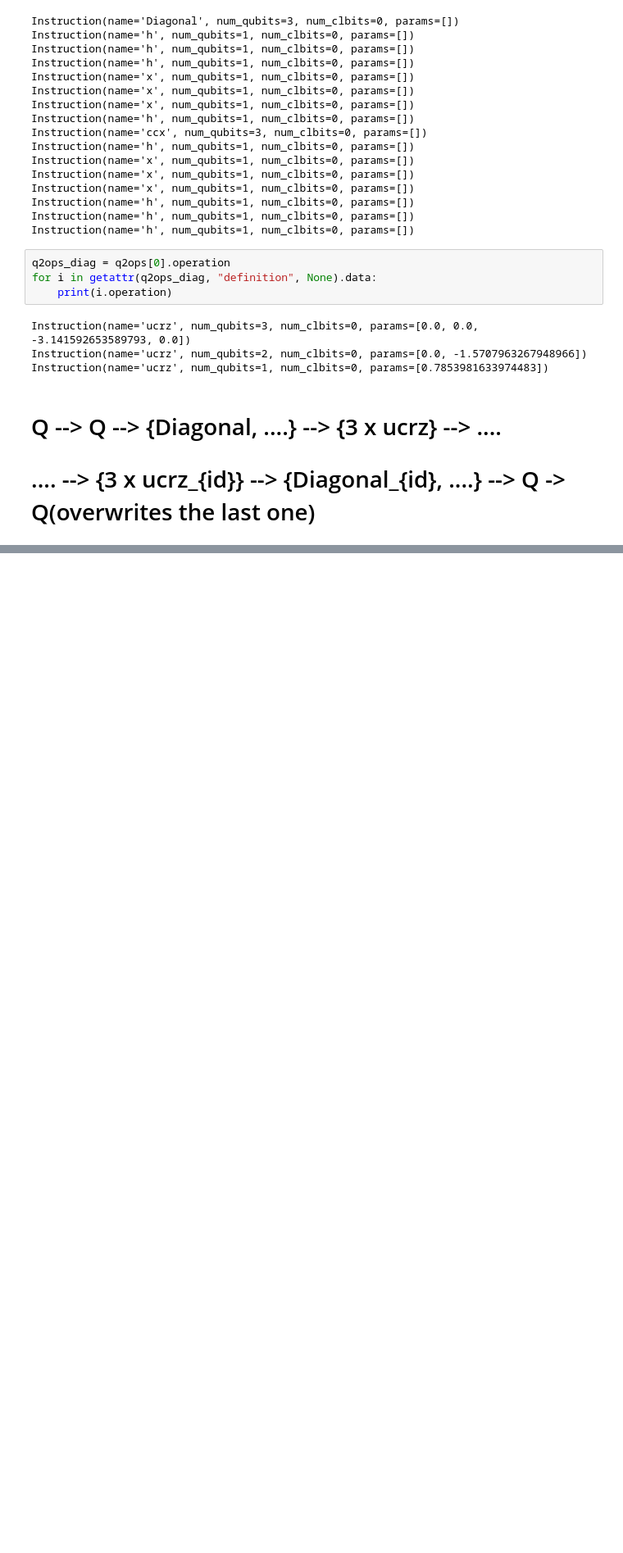
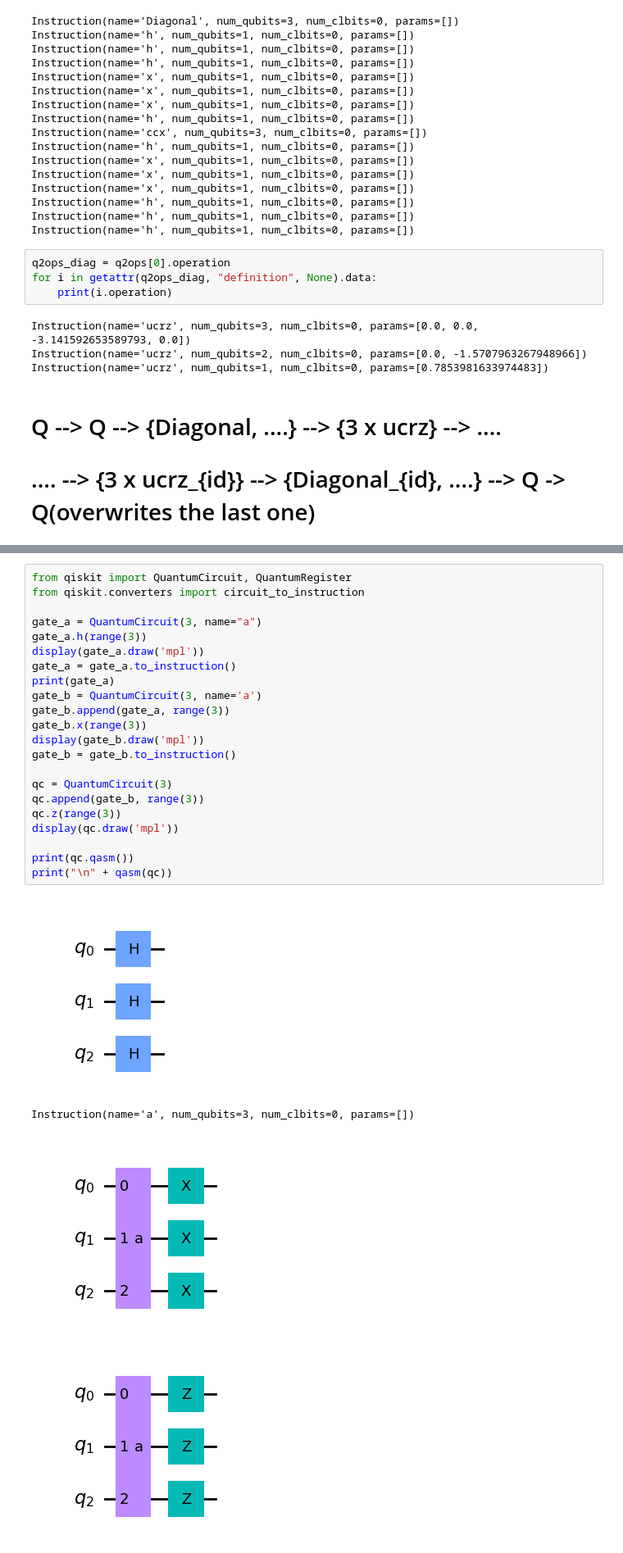
Before and after one commit to Dpbm/quantum, a Jupyter notebook: code/fixing/qasm_error/wrong_qasm.ipynb, the cells around one changed output, grey strips where cells are left out. Shown at 82% size. Saved outputs shown, nothing was run; the diff lists cells and outputs as text; blank space fills up the shorter version.

```diff
--- a/code/fixing/qasm_error/wrong_qasm.ipynb
+++ b/code/fixing/qasm_error/wrong_qasm.ipynb
@@ -681,0 +684,27 @@ Instruction(name='ucrz', num_qubits=1, num_clbits=0, params=[0.7853981633974483]
+# %%
+from qiskit import QuantumCircuit, QuantumRegister
+from qiskit.converters import circuit_to_instruction
+
+gate_a = QuantumCircuit(3, name="a")
+gate_a.h(range(3))
+display(gate_a.draw('mpl'))
+gate_a = gate_a.to_instruction()
+print(gate_a)
+gate_b = QuantumCircuit(3, name='a')
+gate_b.append(gate_a, range(3))
+gate_b.x(range(3))
+display(gate_b.draw('mpl'))
+gate_b = gate_b.to_instruction()
+
+qc = QuantumCircuit(3)
+qc.append(gate_b, range(3))
+qc.z(range(3))
+display(qc.draw('mpl'))
+
+print(qc.qasm())
+print("\n" + qasm(qc))
+# %% [output]
+[figure, added]
+Instruction(name='a', num_qubits=3, num_clbits=0, params=[])
+[figure, added]
+[figure, added]
```
Also changed, not shown: parts of 2 cells of this notebook.
